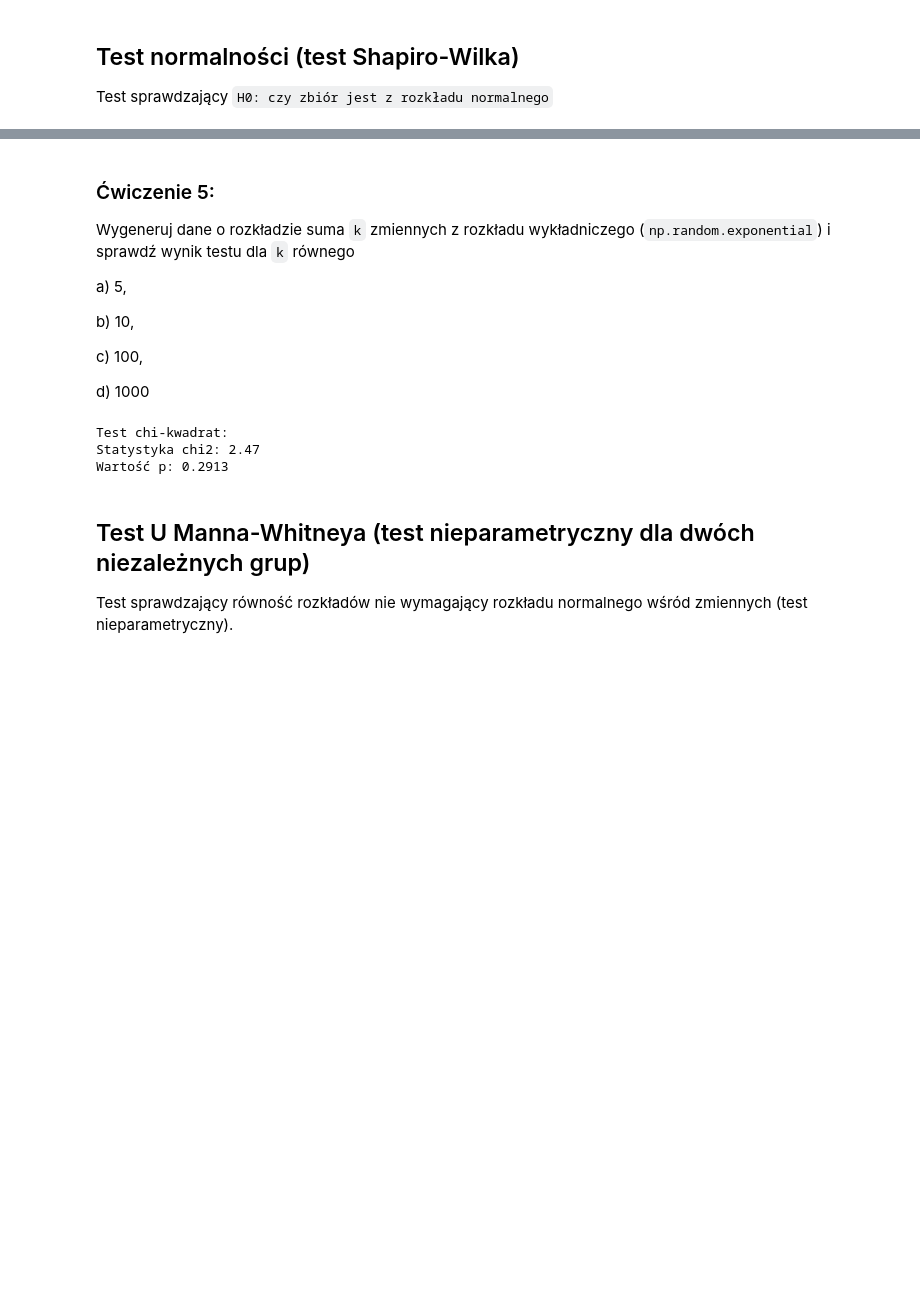
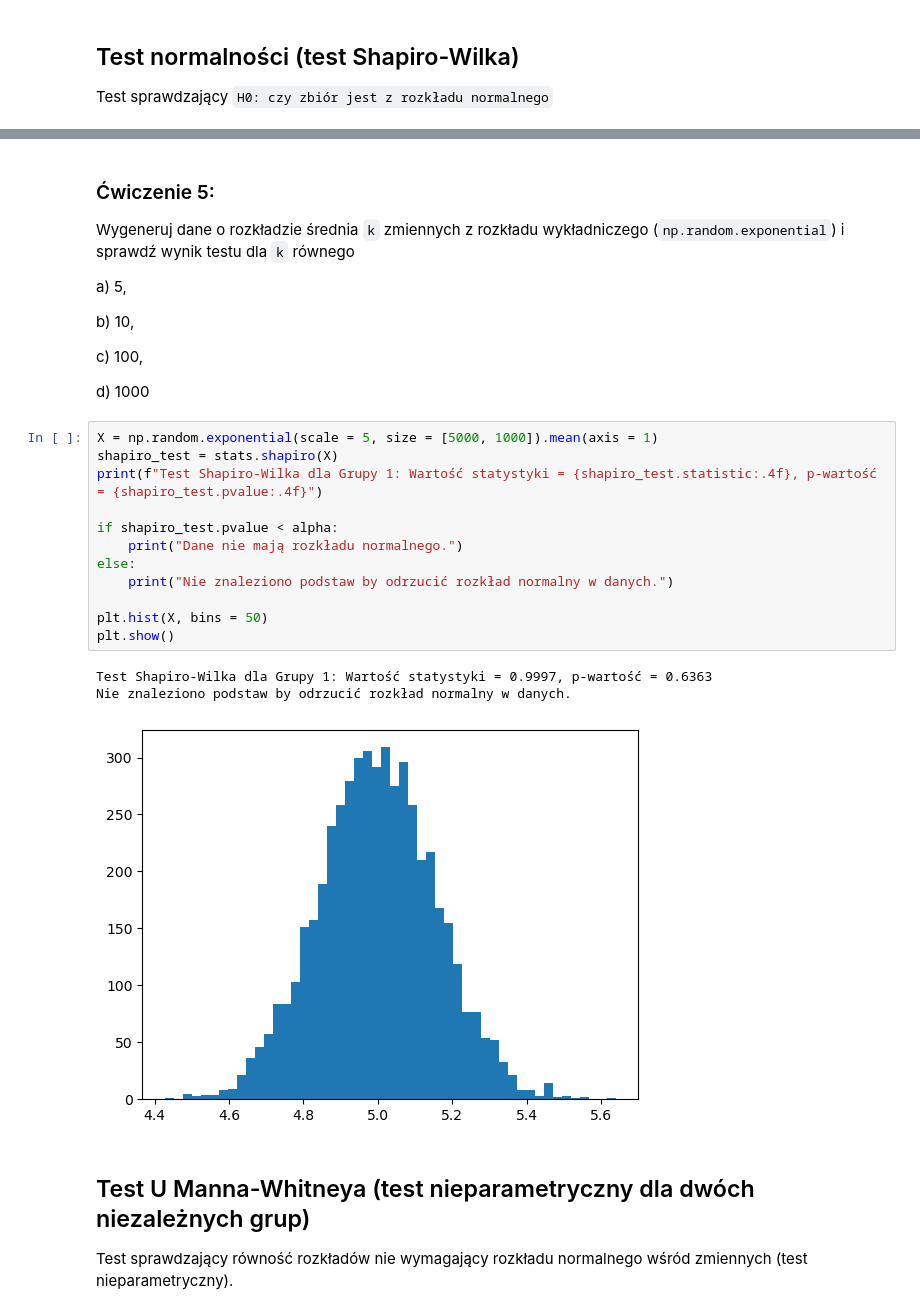
Before and after one commit to annlyd1986/labaJDA, a Jupyter notebook: codes/Laba26.ipynb, the cells around one changed output, grey strips where cells are left out. Saved outputs shown, nothing was run; the diff lists cells and outputs as text; blank space fills up the shorter version.

```diff
--- a/codes/Laba26.ipynb
+++ b/codes/Laba26.ipynb
@@ -167,6 +175,6 @@ Nie znaleziono podstaw by odrzucić rozkład normalny w danych.
 # %% [markdown]
 ### Ćwiczenie 5:
-Wygeneruj dane o rozkładzie suma `k` zmiennych z rozkładu wykładniczego (`np.random.exponential`) i sprawdź wynik testu dla `k` równego
+Wygeneruj dane o rozkładzie średnia `k` zmiennych z rozkładu wykładniczego (`np.random.exponential`) i sprawdź wynik testu dla `k` równego
 
 a) 5,
 
@@ -176,10 +184,21 @@ c) 100,
 
 d) 1000
 # %%
+X = np.random.exponential(scale = 5, size = [5000, 1000]).mean(axis = 1)
+shapiro_test = stats.shapiro(X)
+print(f"Test Shapiro-Wilka dla Grupy 1: Wartość statystyki = {shapiro_test.statistic:.4f}, p-wartość = {shapiro_test.pvalue:.4f}")
+
+if shapiro_test.pvalue < alpha:
+    print("Dane nie mają rozkładu normalnego.")
+else:
+    print("Nie znaleziono podstaw by odrzucić rozkład normalny w danych.")
+
+plt.hist(X, bins = 50)
+plt.show()
 # %% [output]
-Test chi-kwadrat:
-Statystyka chi2: 2.47
-Wartość p: 0.2913
+Test Shapiro-Wilka dla Grupy 1: Wartość statystyki = 0.9997, p-wartość = 0.6363
+Nie znaleziono podstaw by odrzucić rozkład normalny w danych.
+[figure, added]
 # %% [markdown]
 ## Test U Manna-Whitneya (test nieparametryczny dla dwóch niezależnych grup)
 Test sprawdzający równość rozkładów nie wymagający rozkładu normalnego wśród zmiennych (test nieparametryczny).
```
Also changed, not shown: parts of 10 cells of this notebook, 1 other file.
